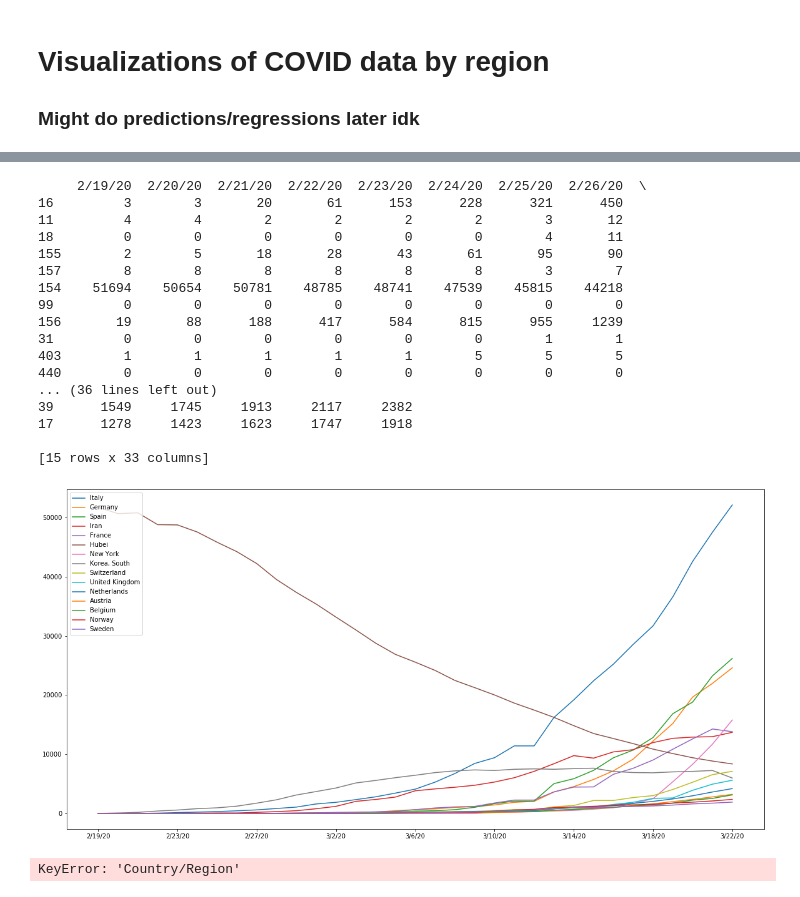
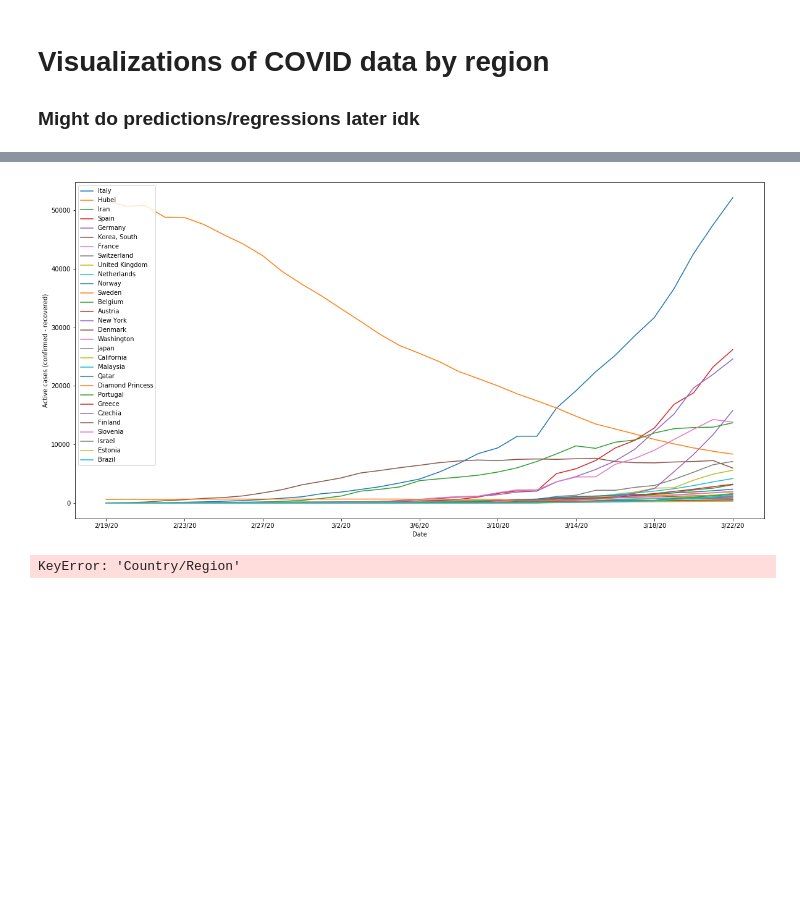
Before and after one commit to olivewong/COVID-19, a Jupyter notebook: COVID Graphs.ipynb, the cells around one changed output, grey strips where cells are left out. Drawn from its saved outputs; the diff is of its cells as text; code cells hidden in the pictures; blank space fills up the shorter version.

Commit message:
refactored, added graph

```diff
--- a/COVID Graphs.ipynb
+++ b/COVID Graphs.ipynb
@@ -107,8 +53,6 @@ cases_df.shape
 # %%
-
-print(cases_df[dates].head(30))
-
-def plot_place(df, column, dates):
+# Plot regions (each region is a subplot)
+def plot_place(df, column, dates, ylabel="Cases", title="Regions"):
     fig, ax = plt.subplots(figsize=(20, 10))
     for region in df[column]:
         region_data = df.loc[lambda c: df[column] == region, dates]
@@ -117,34 +61,29 @@ def plot_place(df, column, dates):
                 label=region)
         loc = plticker.MultipleLocator(base=4.0) # this locator puts ticks at regular intervals
         ax.xaxis.set_major_locator(loc)
-
-plot_place(cases_df, "Province/State", dates)
-
-loc = plticker.MultipleLocator(base=4.0) # this locator puts ticks at regular intervals
-ax.xaxis.set_major_locator(loc)
-ax.set(xlabel='Date', ylabel='Confirmed cases (- recovered)')
-plt.legend(loc="upper left")
-fig.savefig("Countries.png")
-plt.show()
+        ax.set(xlabel='Date', ylabel=ylabel)
+    plt.legend(loc="upper left")
+    fig.savefig("{}{}_{}_{}".format(
+        path_out, title, dates[0].replace("/", "-"), dates[-1].replace("/", "-"))
+    )
+    plt.show()
-# %% [output]
-     2/19/20  2/20/20  2/21/20  2/22/20  2/23/20  2/24/20  2/25/20  2/26/20  \
-16         3        3       20       61      153      228      321      450
-11         4        4        2        2        2        2        3       12
-18         0        0        0        0        0        0        4       11
-155        2        5       18       28       43       61       95       90
-157        8        8        8        8        8        8        3        7
-154    51694    50654    50781    48785    48741    47539    45815    44218
-99         0        0        0        0        0        0        0        0
-156       19       88      188      417      584      815      955     1239
-31         0        0        0        0        0        0        1        1
-403        1        1        1        1        1        5        5        5
-440        0        0        0        0        0        0        0        0
-... (36 lines left out)
-39      1549     1745     1913     2117     2382
-17      1278     1423     1623     1747     1918
-
-[15 rows x 33 columns]
-[figure, removed]
+# %%
+# Fill in any missing Province/State with country
+countries_states = active_cases_df.copy()
+countries_states["Province/State"].fillna(cases_df["Country/Region"], inplace=True)
+
+# Show regions with highest number of cases 1 week ago
+num_regions = 30
+countries_states = countries_states.nlargest(num_regions, dates[-7])
+
+# Plot countries/provinces in selected range
+plot_place(countries_states,
+           "Province/State",
+           dates,
+           ylabel="Active cases (confirmed - recovered)",
+           title="Active-Countries-and-States")
+# %% [output]
+[figure, added]
 # %%
 countries_df = cases_df.groupby('Country/Region').sum()#.aggregate(np.sum)
 countries_df.head()
```
Also changed, not shown: parts of 7 cells of this notebook, 1 other file.
